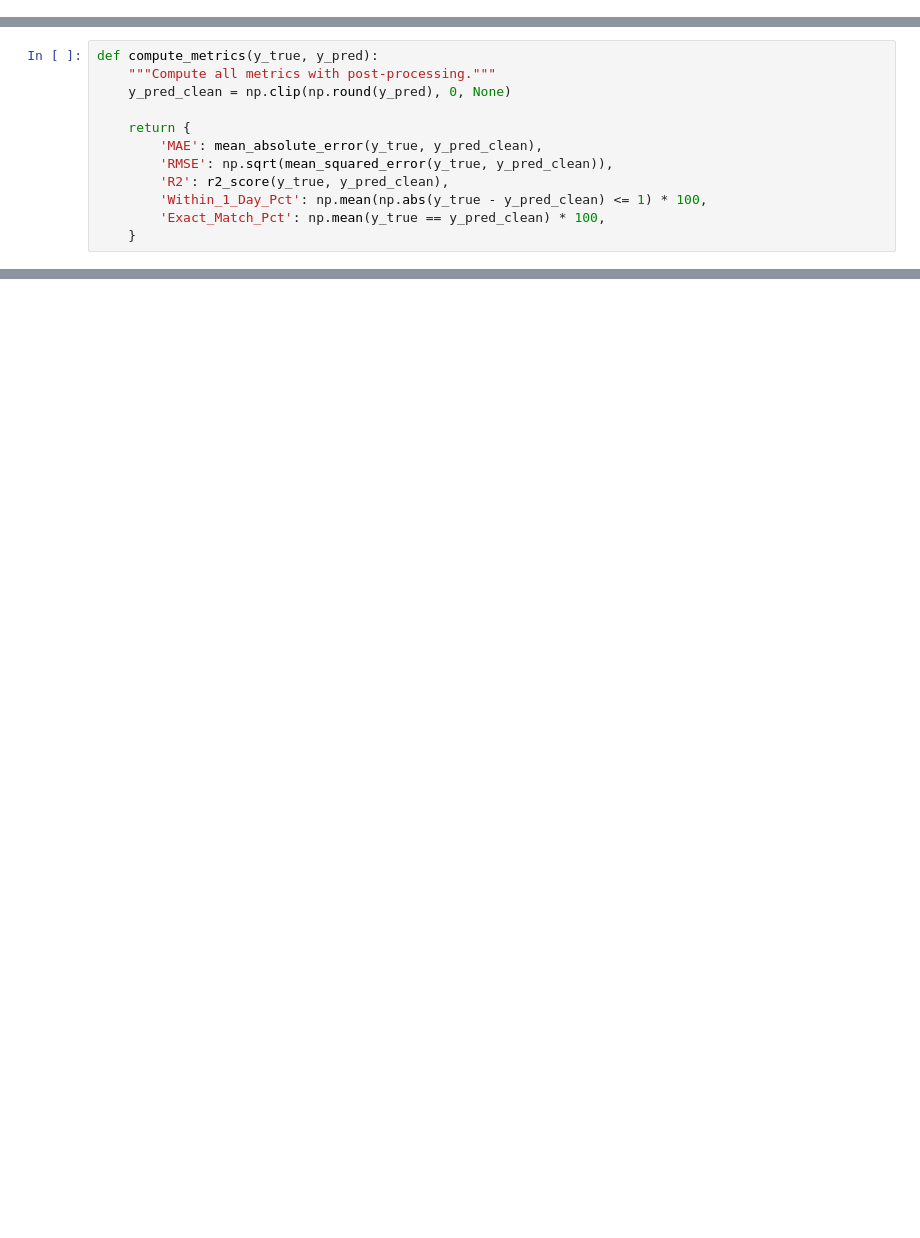
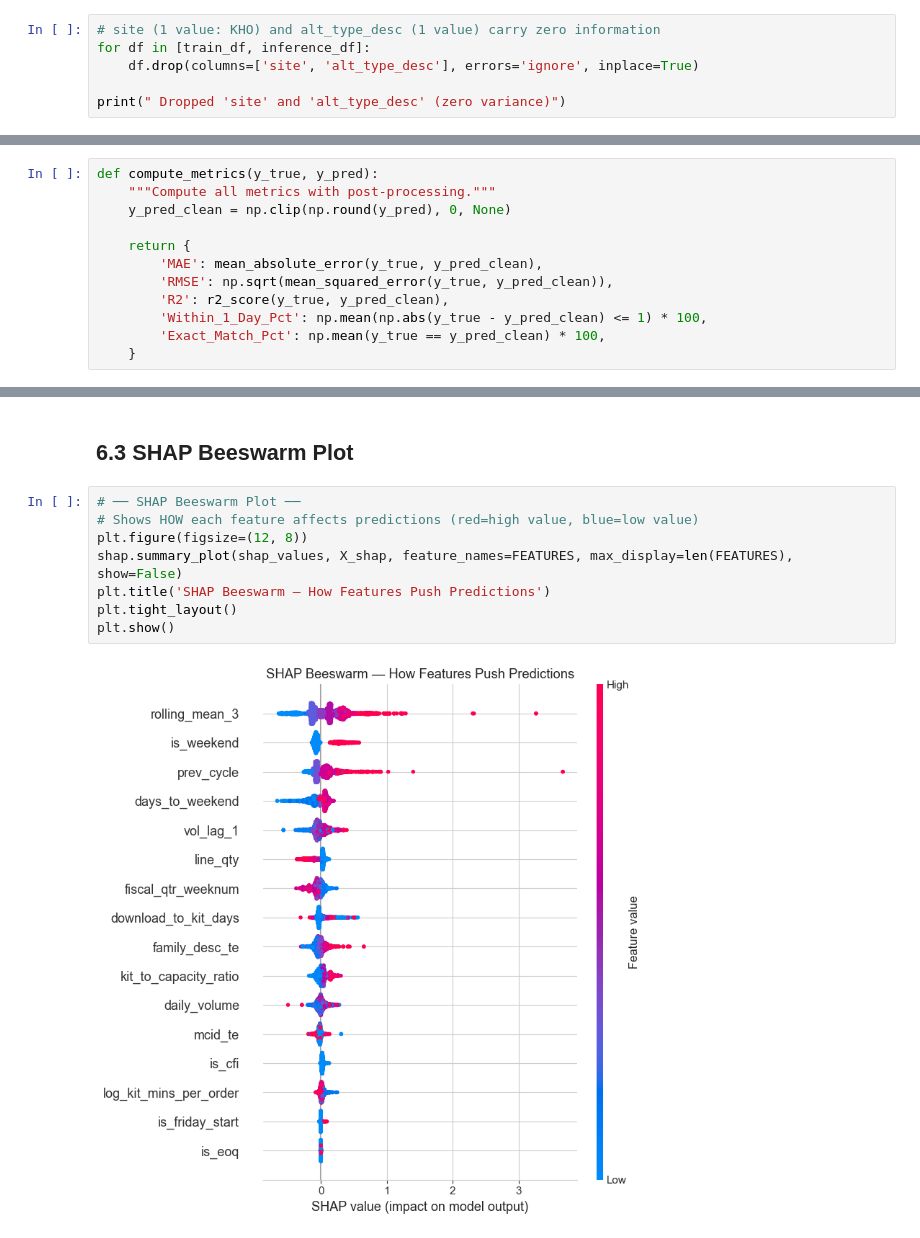
Before and after one commit to knaveenaa/Naveena_DS_Case_Study_2026, a Jupyter notebook: Naveena_Ds_Case_Study_2026.ipynb, the cells around one changed output, grey strips where cells are left out. Cells and saved outputs as stored; diff of their text form; blank space fills up the shorter version.

```diff
--- a/Naveena_Ds_Case_Study_2026.ipynb
+++ b/Naveena_Ds_Case_Study_2026.ipynb
@@ -1482,0 +893,6 @@ Sun  1.466564   1301
+# %%
+# site (1 value: KHO) and alt_type_desc (1 value) carry zero information
+for df in [train_df, inference_df]:
+    df.drop(columns=['site', 'alt_type_desc'], errors='ignore', inplace=True)
+
+print(" Dropped 'site' and 'alt_type_desc' (zero variance)")
@@ -2532,0 +2360,12 @@ NotFittedError: Estimator not fitted, call fit before exploiting the model.
+# %% [markdown]
+## 6.3 SHAP Beeswarm Plot
+# %%
+# ── SHAP Beeswarm Plot ──
+# Shows HOW each feature affects predictions (red=high value, blue=low value)
+plt.figure(figsize=(12, 8))
+shap.summary_plot(shap_values, X_shap, feature_names=FEATURES, max_display=len(FEATURES), show=False)
+plt.title('SHAP Beeswarm — How Features Push Predictions')
+plt.tight_layout()
+plt.show()
+# %% [output]
+[figure, added]
```
Also changed, not shown: parts of 145 cells of this notebook, 5 other files.
